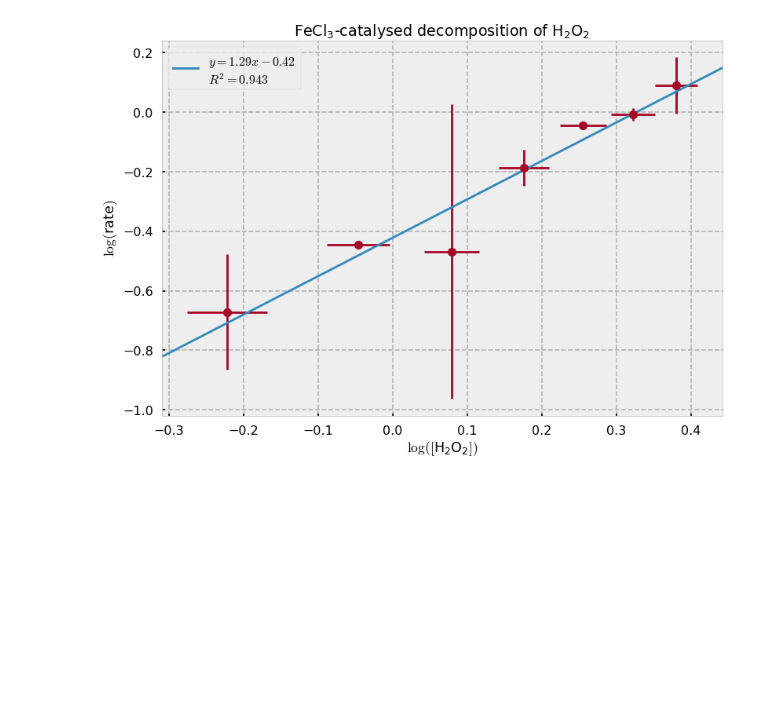
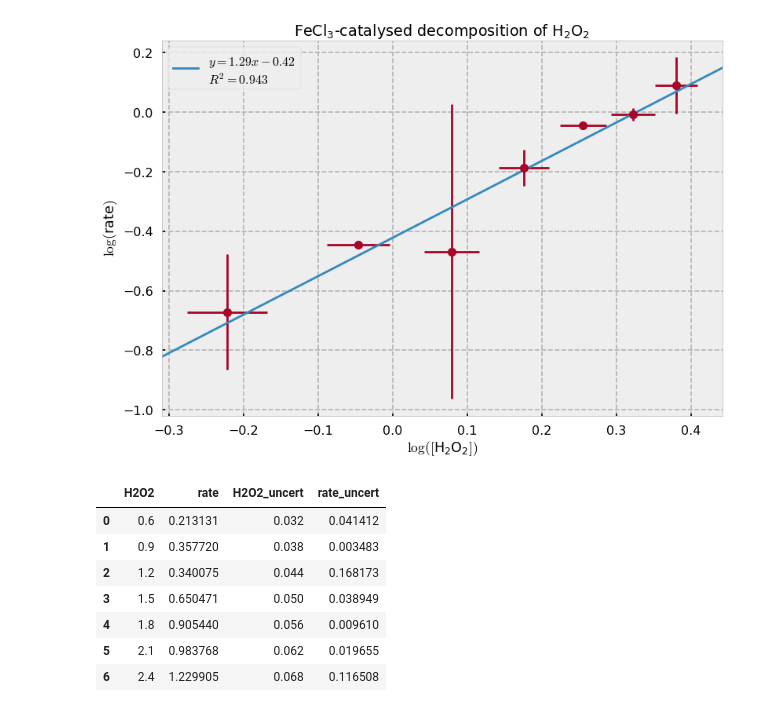
Before and after one commit to Pyxidatol-C/ChemIA, a Jupyter notebook: data/data.ipynb, the cells around one changed output. Drawn from its saved outputs; the diff is of its cells as text; code cells hidden in the pictures; blank space fills up the shorter version.

```diff
--- a/data/data.ipynb
+++ b/data/data.ipynb
@@ -322,3 +323,15 @@ plt.legend()
 plt.show()
 # %% [output]
 [figure]
+# %%
+data = pd.DataFrame({'H2O2': xs, 'rate': ys, 'H2O2_uncert': xerrs, 'rate_uncert': yerrs})
+data
+# %% [output]
+|  | H2O2 | rate | H2O2_uncert | rate_uncert |
+| 0 | 0.6 | 0.213131 | 0.032 | 0.041412 |
+| 1 | 0.9 | 0.357720 | 0.038 | 0.003483 |
+| 2 | 1.2 | 0.340075 | 0.044 | 0.168173 |
+| 3 | 1.5 | 0.650471 | 0.050 | 0.038949 |
+| 4 | 1.8 | 0.905440 | 0.056 | 0.009610 |
+| 5 | 2.1 | 0.983768 | 0.062 | 0.019655 |
+| 6 | 2.4 | 1.229905 | 0.068 | 0.116508 |
```
Also changed, not shown: parts of 1 cell of this notebook, 4 other files.
